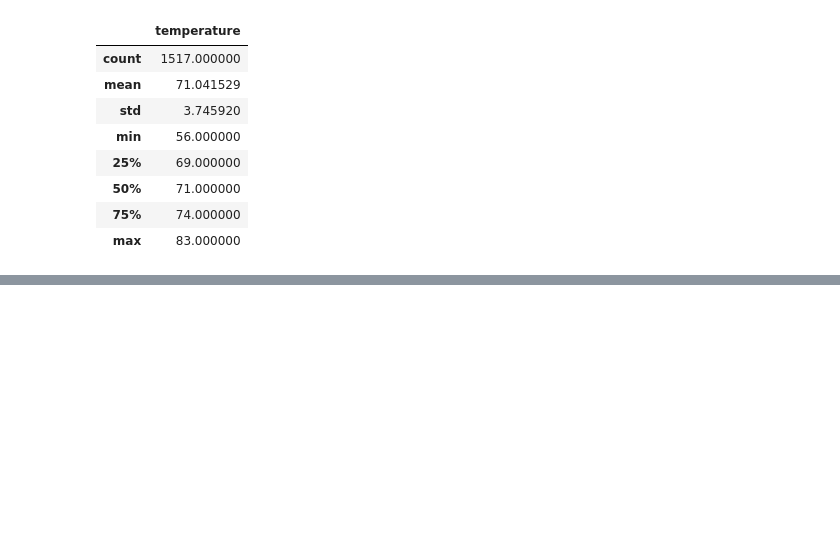
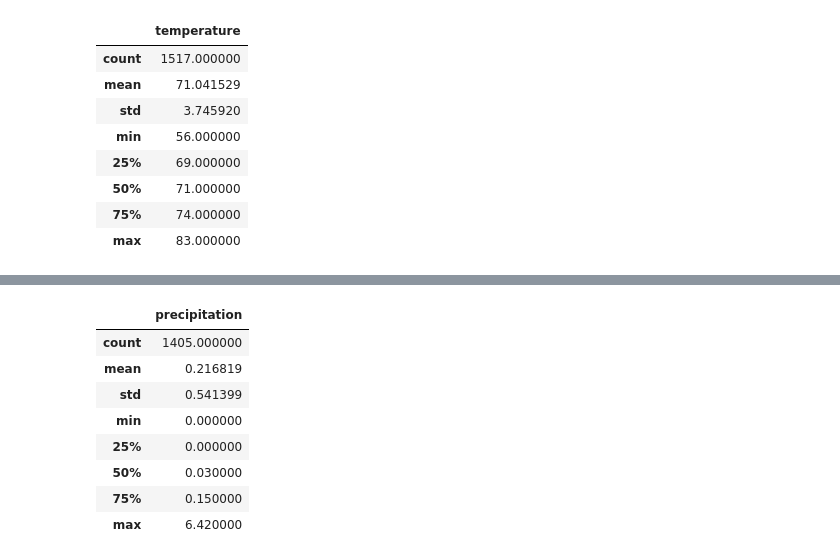
Before and after one commit to Christopheremorgan/surfs_up, a Jupyter notebook: SurfsUp_Challenge.ipynb, the cells around one changed output, grey strips where cells are left out. Saved outputs shown, nothing was run; the diff lists cells and outputs as text; code cells hidden in the pictures; blank space fills up the shorter version.

```diff
--- a/SurfsUp_Challenge.ipynb
+++ b/SurfsUp_Challenge.ipynb
@@ -223,0 +314,5 @@ df.describe()
+# %%
+# Query for all dates with following date string in the format `%m` for month of December
+date_str = "12"
+session.query(Measurement.date, Measurement.prcp).\
+    filter(func.strftime("%m", Measurement.date) == date_str).all()
@@ -223,0 +337,10 @@ df.describe()
+# %%
+# Convert the December precipitation to a list.
+results = []
+results = session.query(Measurement.date, Measurement.prcp).\
+    filter(func.strftime("%m", Measurement.date) == date_str).all()
+# %%
+# Create a DataFrame from the list of precipitation for the month of December.
+df = pd.DataFrame(results, columns=['date','precipitation'])
+df.set_index(df['date'], inplace=True)
+print(df.to_string(index=False))
@@ -223,0 +365,13 @@ df.describe()
+# %%
+# Calculate and print out the summary statistics for the December precipitation DataFrame.
+df.describe()
+# %% [output]
+|  | precipitation |
+| count | 1405.000000 |
+| mean | 0.216819 |
+| std | 0.541399 |
+| min | 0.000000 |
+| 25% | 0.000000 |
+| 50% | 0.030000 |
+| 75% | 0.150000 |
+| max | 6.420000 |
```
Also changed, not shown: parts of 9 cells of this notebook.
